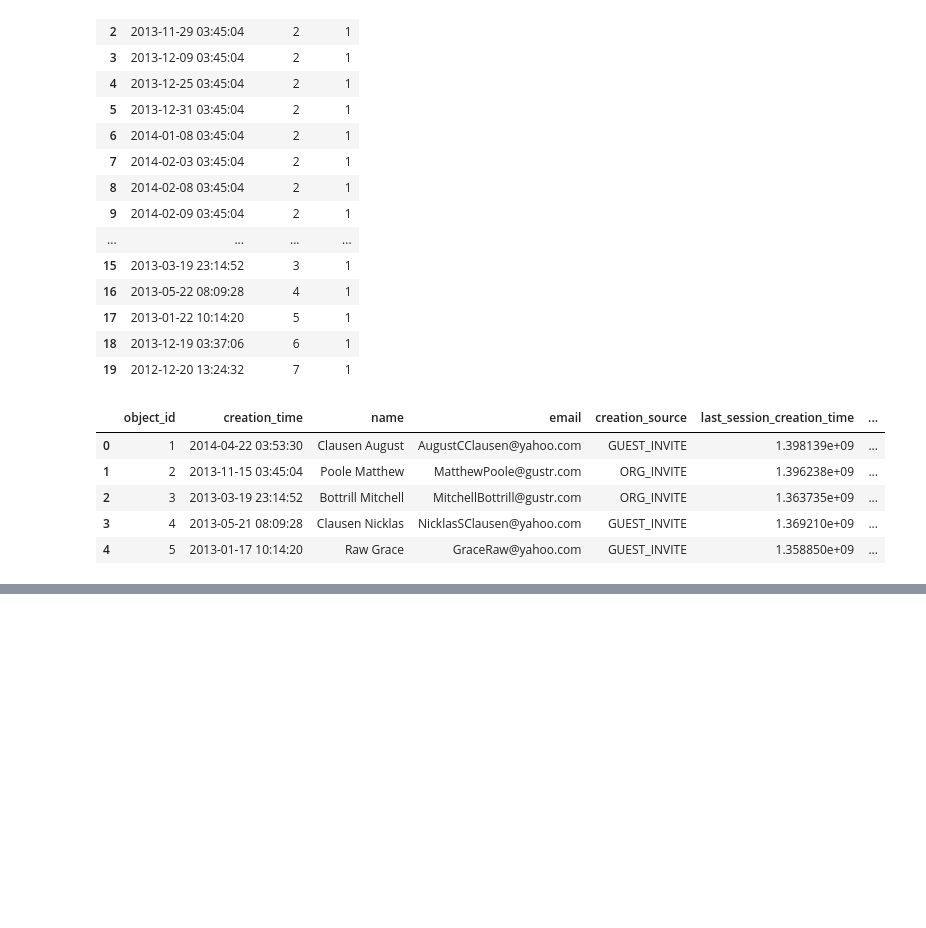
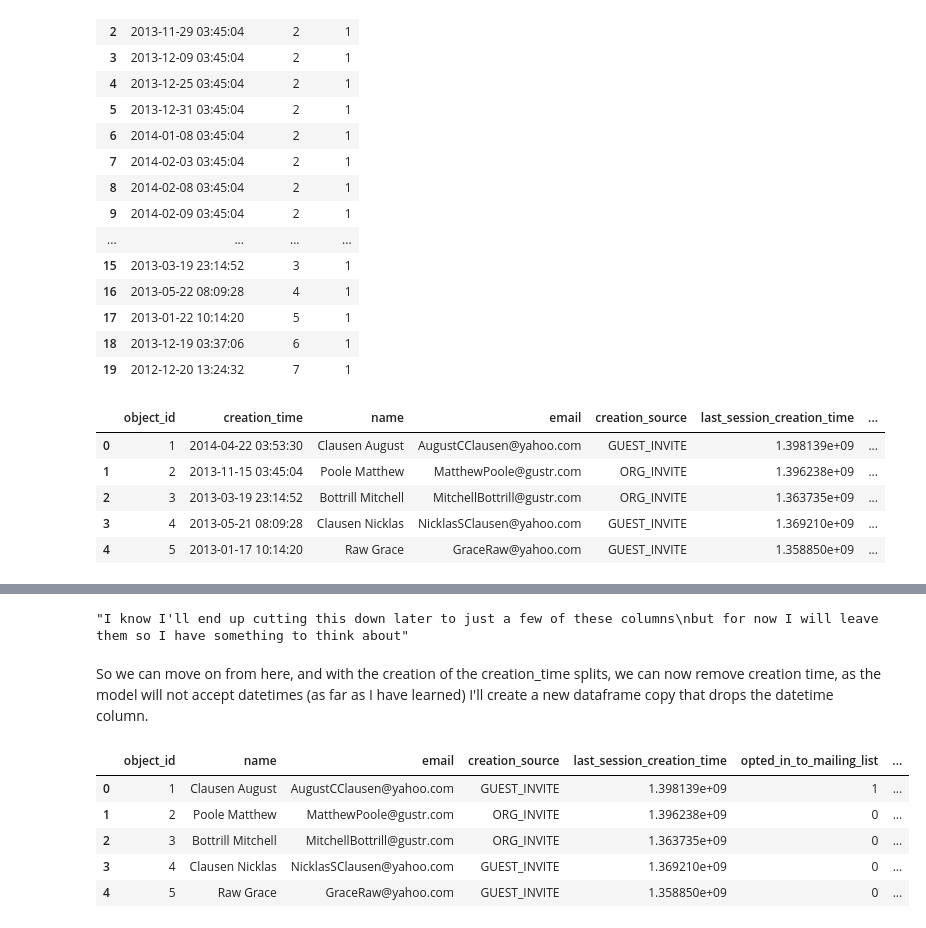
Before and after one commit to ElijahSeeley/Springboard, a Jupyter notebook: relax_challenge/relax_challenge/Relax_Challenge_Notebook.ipynb, the cells around one changed output, grey strips where cells are left out. Saved outputs shown, nothing was run; the diff lists cells and outputs as text; code cells hidden in the pictures; blank space fills up the shorter version.

```diff
--- a/relax_challenge/relax_challenge/Relax_Challenge_Notebook.ipynb
+++ b/relax_challenge/relax_challenge/Relax_Challenge_Notebook.ipynb
@@ -92,0 +110,8 @@ TypeError: unsupported operand type(s) for +: 'int' and 'datetime.timedelta'
+# %%
+"""For now we need to provide a way to easily determine null values
+for 'last_session_creation_time'
+and for 'invited_by_user_id'
+So I believe that creating null columns with boolean values is best"""
+
+user_df['last_session_is_null'] = user_df['last_session_creation_time'].isnull()
+user_df['invited_by_is_null'] = user_df['invited_by_user_id'].isnull()
@@ -92,0 +143,11 @@ TypeError: unsupported operand type(s) for +: 'int' and 'datetime.timedelta'
+# %%
+"""Now it is probably best to fill the null values in.
+It looks like last session creation time is not a date_time value, so I should
+be okay sticking a zero here. As well as sticking a zero into the invited_by because
+these people do not seem to have been allocated to any invite.
+My only concern is that putting a zero into the last_session_created will
+cause some imbalances. But if that is the case I can return back to this cell
+and edit
+"""
+user_df['last_session_creation_time'] = user_df['last_session_creation_time'].fillna(value = 0)
+user_df['invited_by_user_id'] = user_df['invited_by_user_id'].fillna(value = 0)
@@ -92,0 +217,3 @@ TypeError: unsupported operand type(s) for +: 'int' and 'datetime.timedelta'
+# %%
+user_df['creation_time'] = pd.to_datetime(user_df['creation_time'])
+user_df['creation_time'].head()
@@ -92,0 +227,25 @@ TypeError: unsupported operand type(s) for +: 'int' and 'datetime.timedelta'
+# %%
+#Now to split up the creation time
+user_df['creation_time_year'] = user_df['creation_time'].dt.year
+user_df['creation_time_month'] = user_df['creation_time'].dt.month
+user_df['creation_time_day'] = user_df['creation_time'].dt.day
+user_df['creation_time_hour'] = user_df['creation_time'].dt.hour
+user_df['creation_time_minute'] = user_df['creation_time'].dt.minute
+user_df['creation_time_second'] = user_df['creation_time'].dt.second
+
+"""I know I'll end up cutting this down later to just a few of these columns
+but for now I will leave them so I have something to think about"""
+# %% [output]
+"I know I'll end up cutting this down later to just a few of these columns\nbut for now I will leave them so I have something to think about"
+# %% [markdown]
+So we can move on from here, and with the creation of the creation_time splits, we can now remove creation time, as the model will not accept datetimes (as far as I have learned) I'll create a new dataframe copy that drops the datetime column.
+# %%
+df = user_df.copy().drop(columns = ['creation_time'])
+df.head() # looks good
+# %% [output]
+|  | object_id | name | email | creation_source | last_session_creation_time | opted_in_to_mailing_list | ... |
+| 0 | 1 | Clausen August | AugustCClausen@yahoo.com | GUEST_INVITE | 1.398139e+09 | 1 | ... |
+| 1 | 2 | Poole Matthew | MatthewPoole@gustr.com | ORG_INVITE | 1.396238e+09 | 0 | ... |
+| 2 | 3 | Bottrill Mitchell | MitchellBottrill@gustr.com | ORG_INVITE | 1.363735e+09 | 0 | ... |
+| 3 | 4 | Clausen Nicklas | NicklasSClausen@yahoo.com | GUEST_INVITE | 1.369210e+09 | 0 | ... |
+| 4 | 5 | Raw Grace | GraceRaw@yahoo.com | GUEST_INVITE | 1.358850e+09 | 0 | ... |
```
Also changed, not shown: parts of 23 cells of this notebook.
